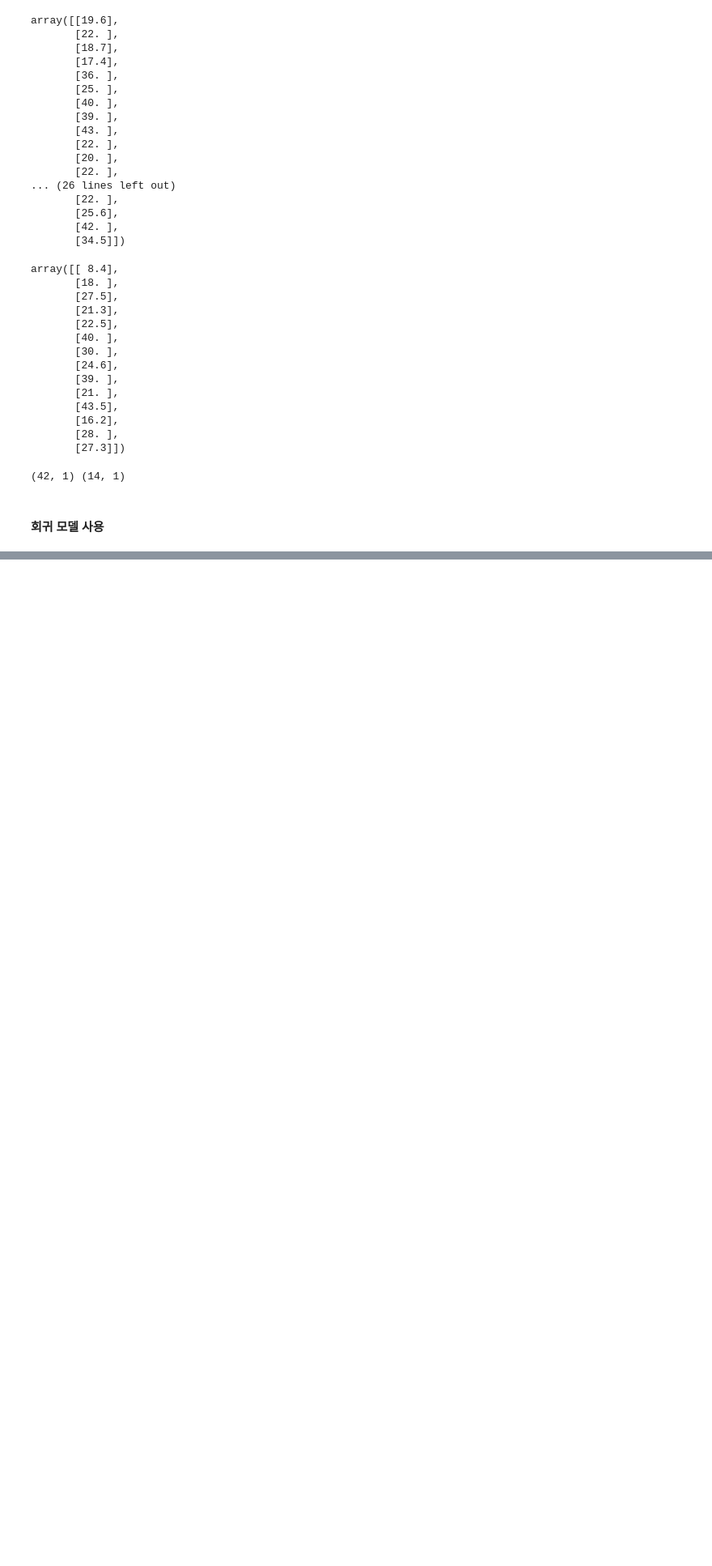
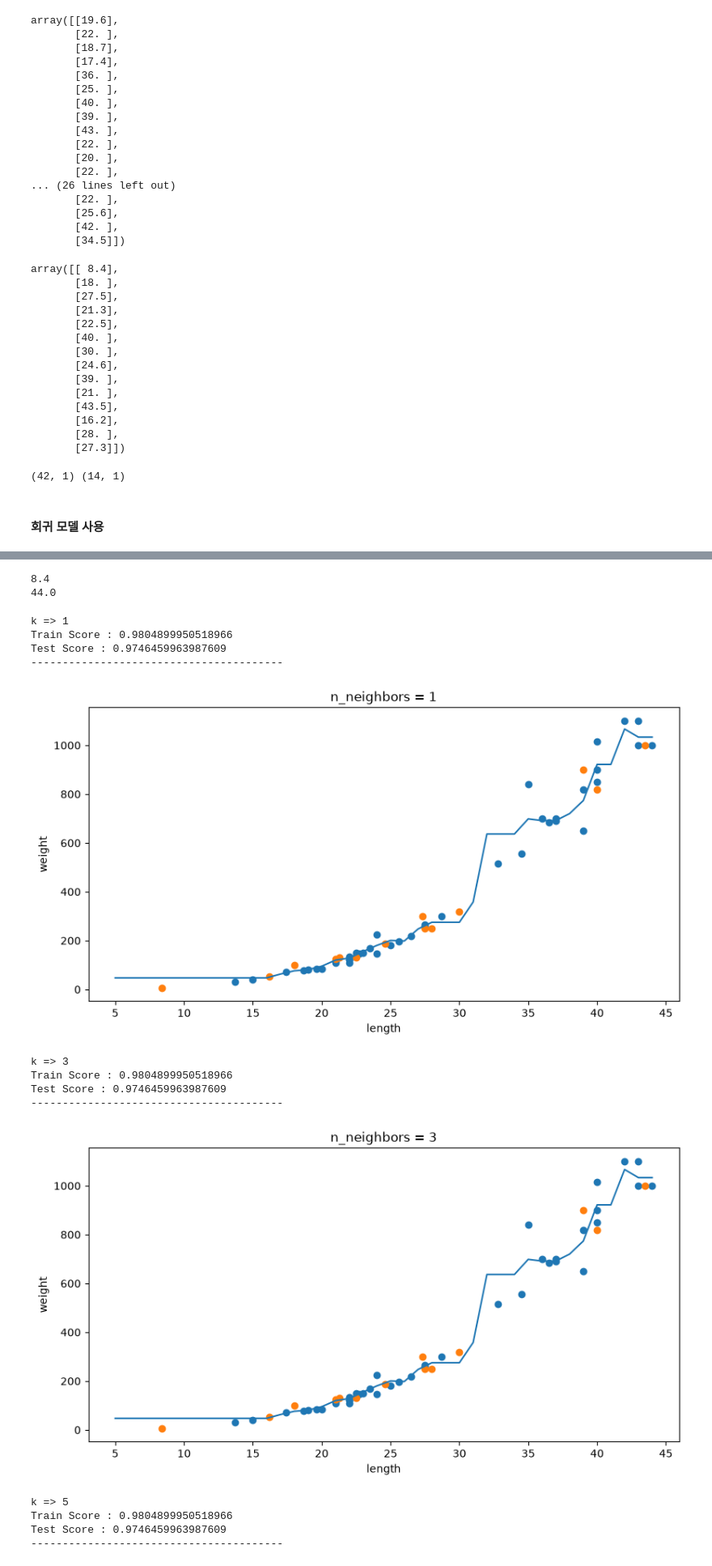
Before and after one commit to jinjinx28/python-lab, a Jupyter notebook: machine/KNN회귀.ipynb, the cells around one changed output, grey strips where cells are left out. Shown at 81% size. Drawn from its saved outputs; the diff is of its cells as text; code cells hidden in the pictures; blank space fills up the shorter version.

```diff
--- a/machine/KNN회귀.ipynb
+++ b/machine/KNN회귀.ipynb
@@ -109,0 +112,3 @@ print(train_input.shape, test_input.shape)
+# %%
+knr = KNeighborsRegressor(n_neighbors=5)
+knr.fit(train_input, train_target);
@@ -109,0 +142,8 @@ print(train_input.shape, test_input.shape)
+# %%
+# 이웃의 갯수를 3으로 설정
+knr.n_neighbors = 3
+
+# 모델을 다시 훈련
+knr.fit(train_input, train_target)
+print("Train :", knr.score(train_input, train_target))
+print("Test :", knr.score(test_input, test_target))
@@ -109,0 +153,5 @@ print(train_input.shape, test_input.shape)
+# %%
+# 테스트 세트에 대한 예측
+pred = knr.predict(test_input)
+mae = mean_absolute_error(test_target, pred)
+mae
@@ -109,0 +162,48 @@ print(train_input.shape, test_input.shape)
+# %%
+# x축의 범위
+print(fish_length.min())
+print(fish_length.max())
+# %% [output]
+8.4
+44.0
+# %%
+knr = KNeighborsRegressor()
+
+x = np.arange(5, 45).reshape(-1, 1)
+
+for n in [1, 3, 5, 10] :
+
+    knr.n_neighbors = 3
+    knr.fit(train_input, train_target)
+    print("k =>", n)
+    print("Train Score :", knr.score(train_input, train_target))
+    print("Test Score :", knr.score(test_input, test_target))
+    print("-" * 40)
+
+    # 지정한 범위 x에 대한 예측 구하기
+    pred = knr.predict(x)
+
+    # 훈련세트와 검증세트의 예측 결과 그래프 그리기
+    plt.figure(figsize=(10, 5))
+    plt.scatter(train_input, train_target)
+    plt.scatter(test_input, test_target)
+    plt.plot(x, pred)
+    plt.title(f'n_neighbors = {n}')
+    plt.xlabel('length')
+    plt.ylabel('weight')
+    plt.show()
+# %% [output]
+k => 1
+Train Score : 0.9804899950518966
+Test Score : 0.9746459963987609
+----------------------------------------
+[figure, added]
+k => 3
+Train Score : 0.9804899950518966
+Test Score : 0.9746459963987609
+----------------------------------------
+[figure, added]
+k => 5
+Train Score : 0.9804899950518966
+Test Score : 0.9746459963987609
+----------------------------------------
```
Also changed, not shown: parts of 12 cells of this notebook.
